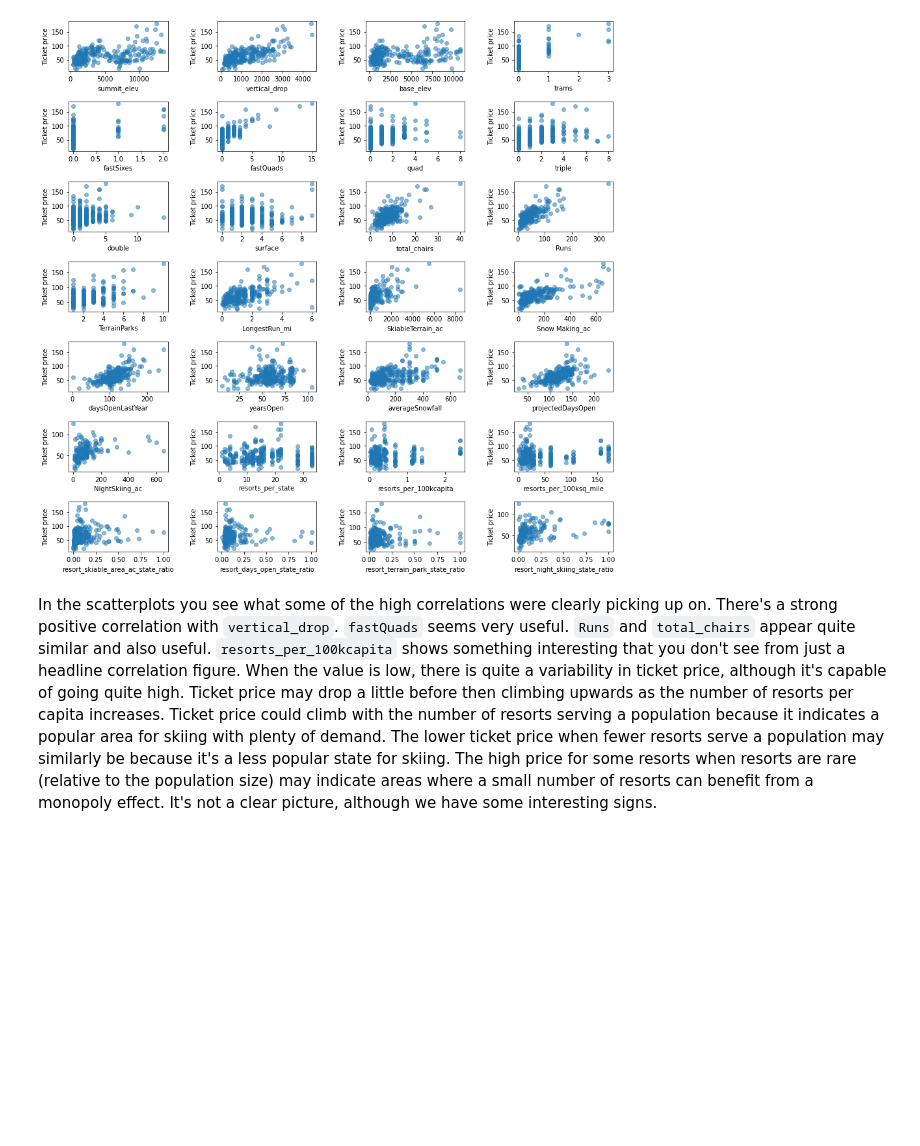
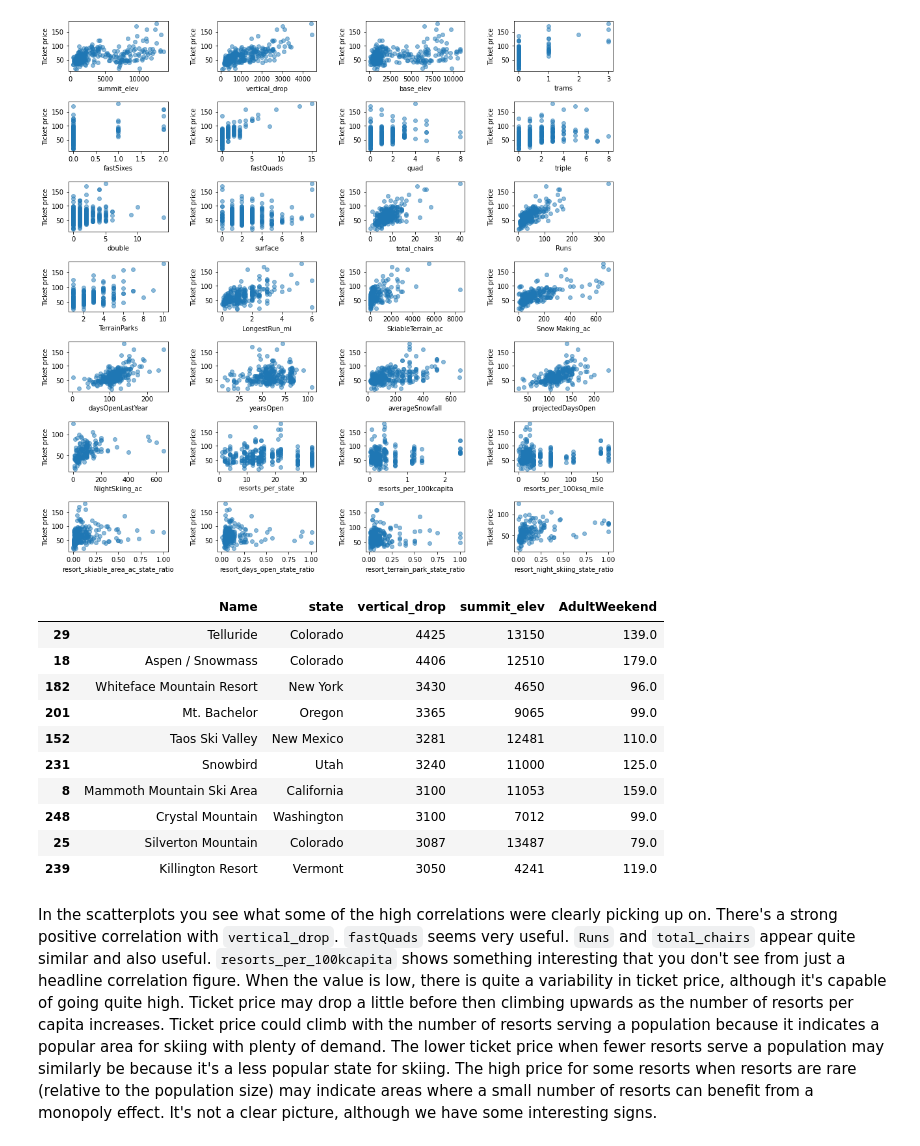
Before and after one commit to byongrakkim/DataScienceGuidedCapstone, a Jupyter notebook: Notebooks/03_exploratory_data_analysis.ipynb, the cells around one changed output. Saved outputs shown, nothing was run; the diff lists cells and outputs as text; code cells hidden in the pictures; blank space fills up the shorter version.

```diff
--- a/Notebooks/03_exploratory_data_analysis.ipynb
+++ b/Notebooks/03_exploratory_data_analysis.ipynb
@@ -971,6 +1061,20 @@ ski_data.columns.shape
 scatterplots(features, ncol=4, figsize=(15, 15))
 # %% [output]
 [figure]
+# %%
+ski_data[['Name', 'state', 'vertical_drop', 'summit_elev', 'AdultWeekend']].sort_values('vertical_drop', ascending=False).head(10)
+# %% [output]
+|  | Name | state | vertical_drop | summit_elev | AdultWeekend |
+| 29 | Telluride | Colorado | 4425 | 13150 | 139.0 |
+| 18 | Aspen / Snowmass | Colorado | 4406 | 12510 | 179.0 |
+| 182 | Whiteface Mountain Resort | New York | 3430 | 4650 | 96.0 |
+| 201 | Mt. Bachelor | Oregon | 3365 | 9065 | 99.0 |
+| 152 | Taos Ski Valley | New Mexico | 3281 | 12481 | 110.0 |
+| 231 | Snowbird | Utah | 3240 | 11000 | 125.0 |
+| 8 | Mammoth Mountain Ski Area | California | 3100 | 11053 | 159.0 |
+| 248 | Crystal Mountain | Washington | 3100 | 7012 | 99.0 |
+| 25 | Silverton Mountain | Colorado | 3087 | 13487 | 79.0 |
+| 239 | Killington Resort | Vermont | 3050 | 4241 | 119.0 |
 # %% [markdown]
 In the scatterplots you see what some of the high correlations were clearly picking up on. There's a strong positive correlation with `vertical_drop`. `fastQuads` seems very useful. `Runs` and `total_chairs` appear quite similar and also useful. `resorts_per_100kcapita` shows something interesting that you don't see from just a headline correlation figure. When the value is low, there is quite a variability in ticket price, although it's capable of going quite high. Ticket price may drop a little before then climbing upwards as the number of resorts per capita increases. Ticket price could climb with the number of resorts serving a population because it indicates a popular area for skiing with plenty of demand. The lower ticket price when fewer resorts serve a population may similarly be because it's a less popular state for skiing. The high price for some resorts when resorts are rare (relative to the population size) may indicate areas where a small number of resorts can benefit from a monopoly effect. It's not a clear picture, although we have some interesting signs.
 # %% [markdown]
```
Also changed, not shown: parts of 16 cells of this notebook.
